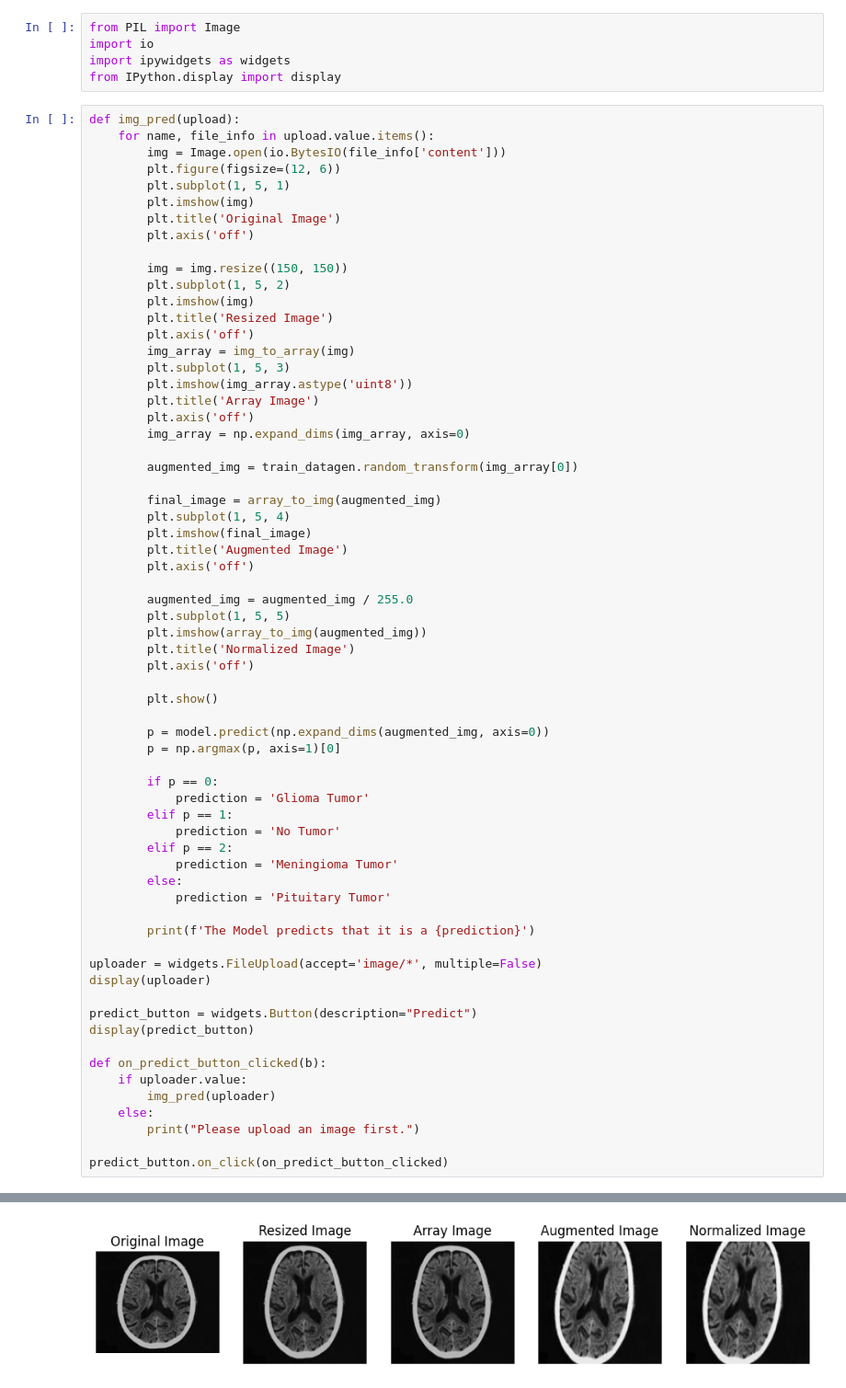
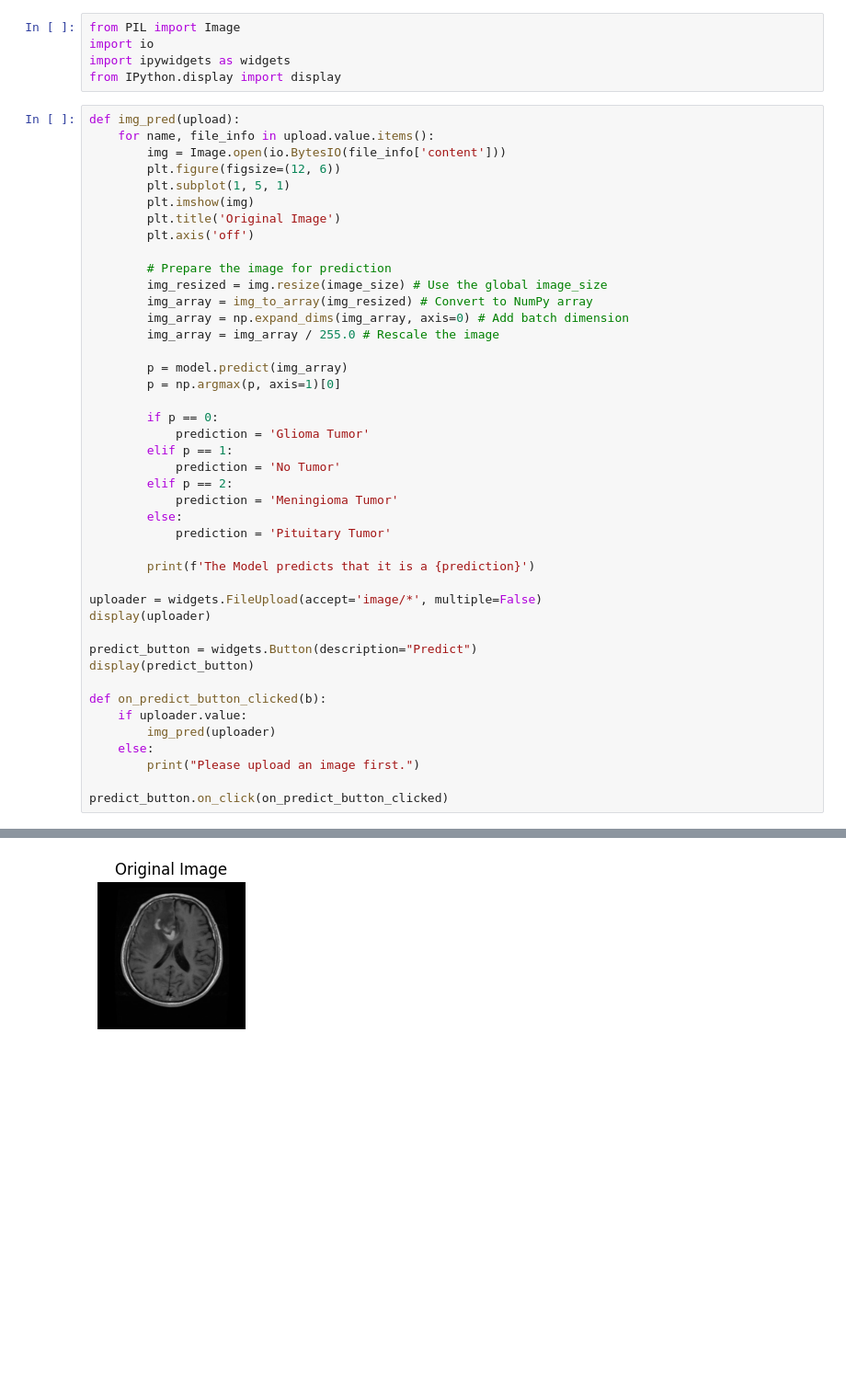
Before and after one commit to NikethnaSri-AI/Aanseaa_Technologies_Internship, a Jupyter notebook: Task 3 - CNN/brain_tumor_classification.ipynb, the cells around one changed output, grey strips where cells are left out. Shown at 92% size. Saved outputs shown, nothing was run; the diff lists cells and outputs as text; blank space fills up the shorter version.

```diff
--- a/Task 3 - CNN/brain_tumor_classification.ipynb
+++ b/Task 3 - CNN/brain_tumor_classification.ipynb
@@ -359,35 +359,13 @@ def img_pred(upload):
         plt.title('Original Image')
         plt.axis('off')
 
-        img = img.resize((150, 150))
-        plt.subplot(1, 5, 2)
-        plt.imshow(img)
-        plt.title('Resized Image')
-        plt.axis('off')
-        img_array = img_to_array(img)
-        plt.subplot(1, 5, 3)
-        plt.imshow(img_array.astype('uint8'))
-        plt.title('Array Image')
-        plt.axis('off')
-        img_array = np.expand_dims(img_array, axis=0)
+        # Prepare the image for prediction
+        img_resized = img.resize(image_size) # Use the global image_size
+        img_array = img_to_array(img_resized) # Convert to NumPy array
+        img_array = np.expand_dims(img_array, axis=0) # Add batch dimension
+        img_array = img_array / 255.0 # Rescale the image
 
-        augmented_img = train_datagen.random_transform(img_array[0])
-
-        final_image = array_to_img(augmented_img)
-        plt.subplot(1, 5, 4)
-        plt.imshow(final_image)
-        plt.title('Augmented Image')
-        plt.axis('off')
-
-        augmented_img = augmented_img / 255.0
-        plt.subplot(1, 5, 5)
-        plt.imshow(array_to_img(augmented_img))
-        plt.title('Normalized Image')
-        plt.axis('off')
-
-        plt.show()
-
-        p = model.predict(np.expand_dims(augmented_img, axis=0))
+        p = model.predict(img_array)
         p = np.argmax(p, axis=1)[0]
 
         if p == 0:
@@ -420 +400 @@ FileUpload(value={}, accept='image/*', description='Upload')
-[figure, old version]
+[figure, new version]
```
Also changed, not shown: parts of 5 cells of this notebook.
